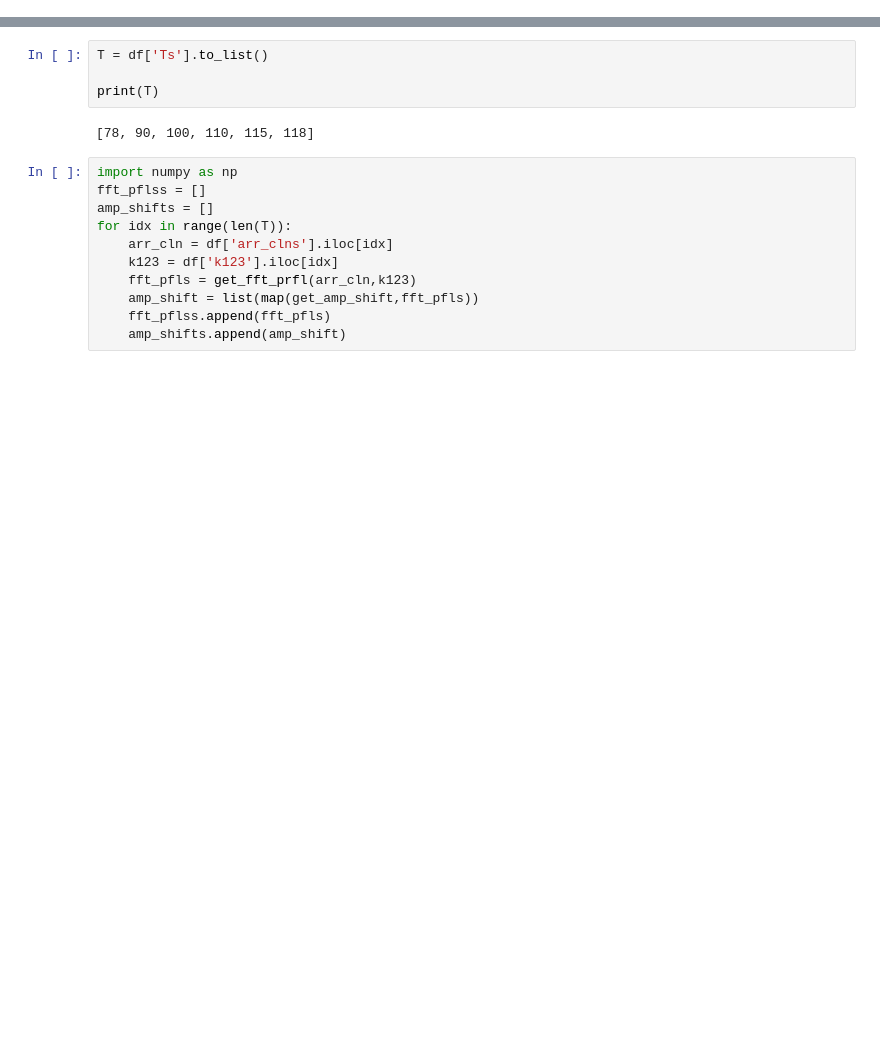
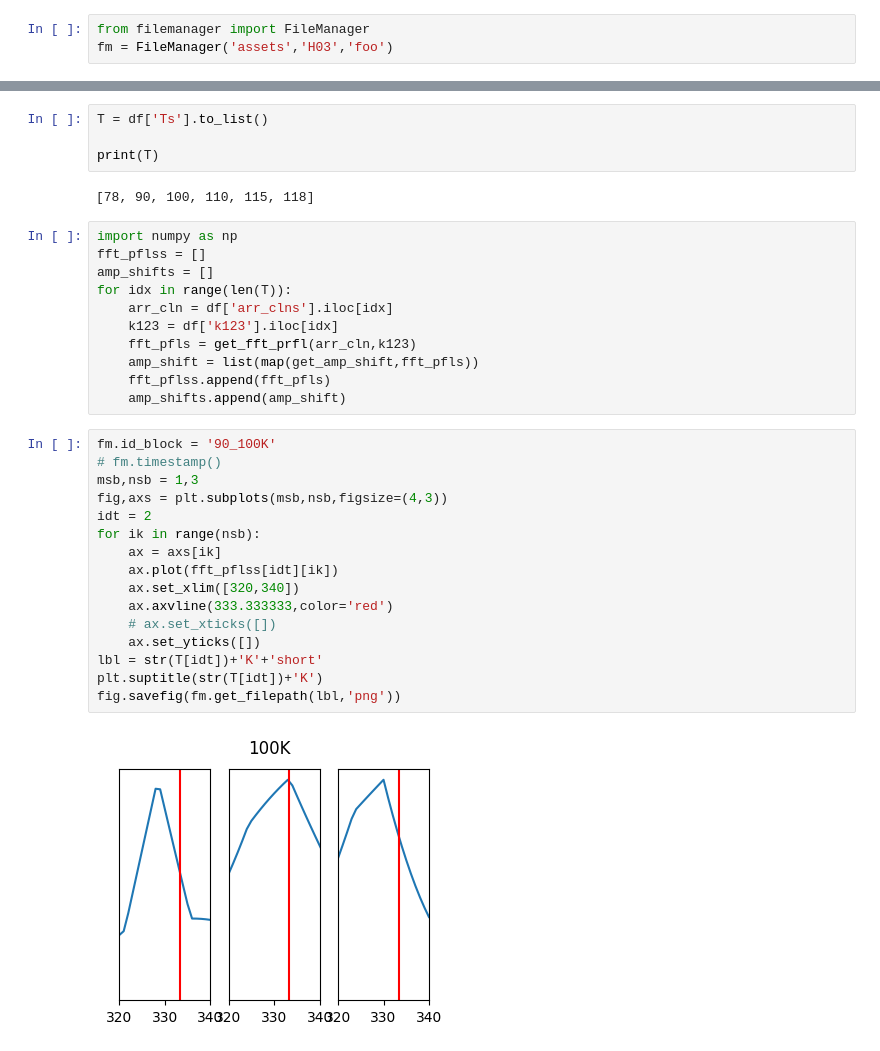
Before and after one commit to Potdooshami/2H_TaSe2_Tc_STM, a Jupyter notebook: H03_new_statitics.ipynb, the cells around one changed output, grey strips where cells are left out. Cells and saved outputs as stored; diff of their text form; blank space fills up the shorter version.

```diff
--- a/H03_new_statitics.ipynb
+++ b/H03_new_statitics.ipynb
@@ -36 +1,4 @@ imgen.df
+# %%
+from filemanager import FileManager
+fm = FileManager('assets','H03','foo')
 # %%
@@ -111,6 +82,24 @@ for idx in range(len(T)):
     amp_shift = list(map(get_amp_shift,fft_pfls))
     fft_pflss.append(fft_pfls)
     amp_shifts.append(amp_shift)
+# %%
+fm.id_block = '90_100K'
+# fm.timestamp()
+msb,nsb = 1,3
+fig,axs = plt.subplots(msb,nsb,figsize=(4,3))
+idt = 2
+for ik in range(nsb):
+    ax = axs[ik]
+    ax.plot(fft_pflss[idt][ik])
+    ax.set_xlim([320,340])
+    ax.axvline(333.333333,color='red')
+    # ax.set_xticks([])
+    ax.set_yticks([])
+lbl = str(T[idt])+'K'+'short'
+plt.suptitle(str(T[idt])+'K')
+fig.savefig(fm.get_filepath(lbl,'png'))
+# %% [output]
+[figure, added]
 # %%
 dfphaseNow = dfphase.iloc[2]
 lockss = np.zeros((len(T),3))
```
Also changed, not shown: parts of 7 cells of this notebook.
